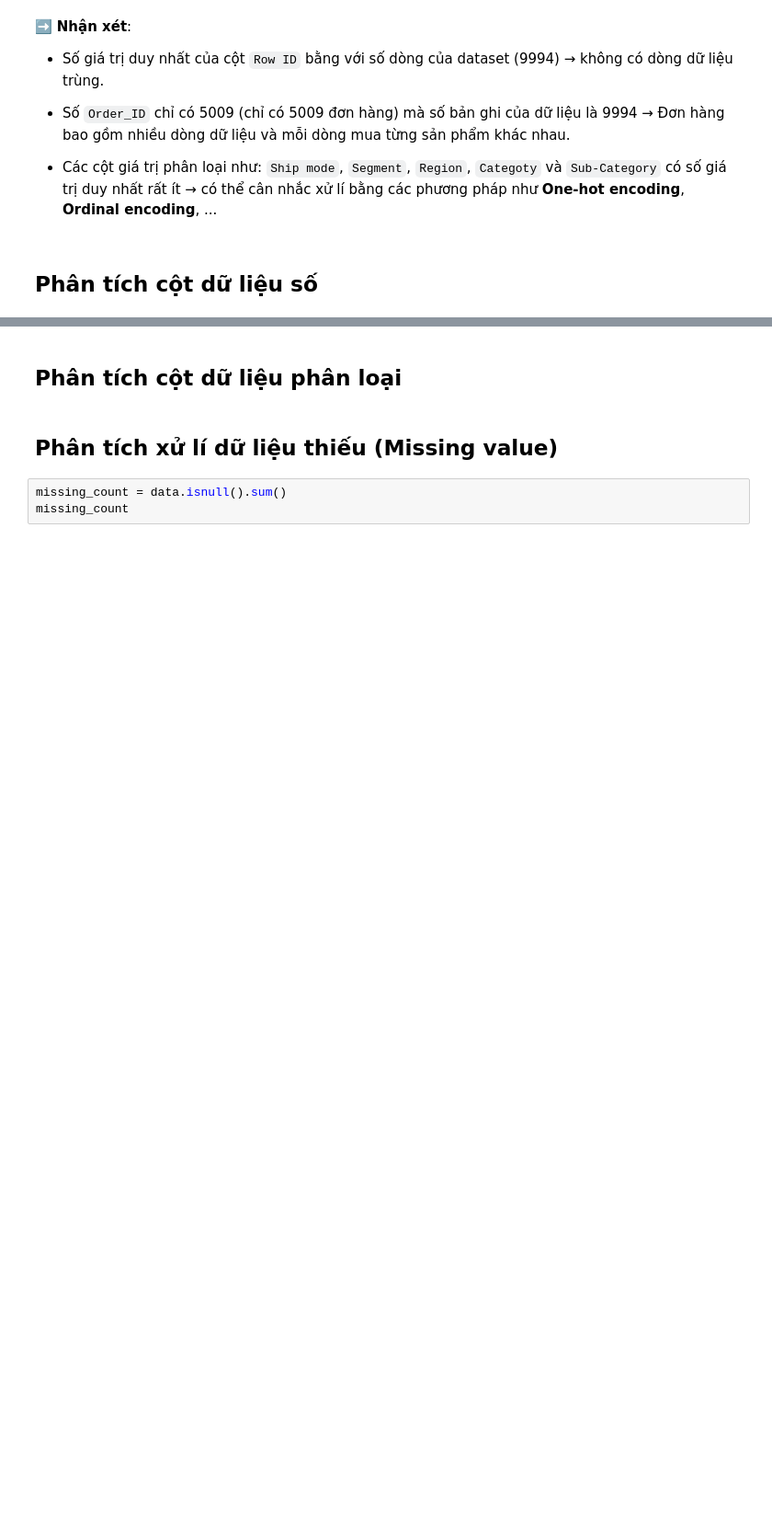
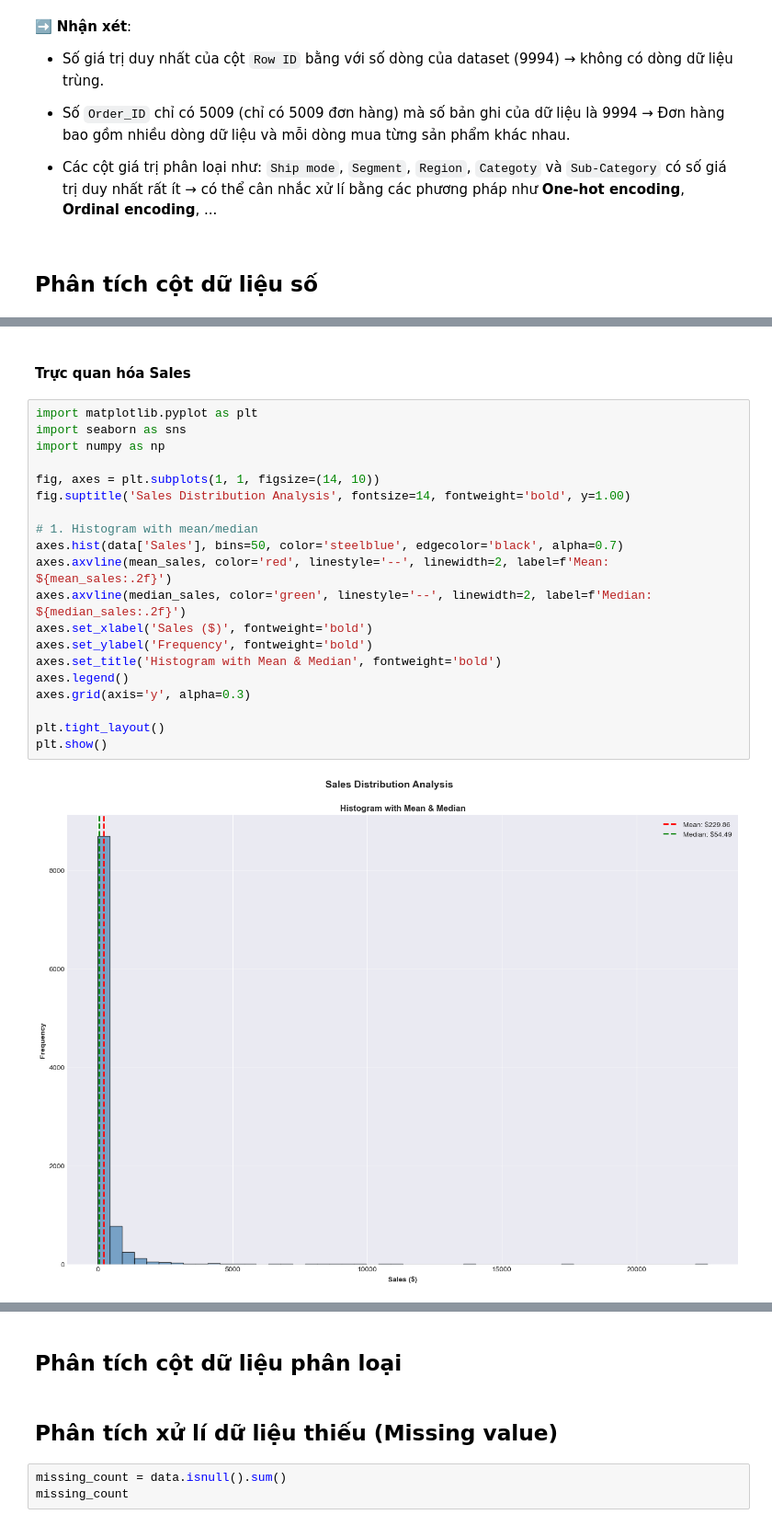
Before and after one commit to TThanhc/Superstore_Sales_Analysis, a Jupyter notebook: Data_CEPA.ipynb, the cells around one changed output, grey strips where cells are left out. Shown at 92% size. Saved outputs shown, nothing was run; the diff lists cells and outputs as text; blank space fills up the shorter version.

Commit message:
update numerical columns analysis

```diff
--- a/Data_CEPA.ipynb
+++ b/Data_CEPA.ipynb
@@ -299,0 +696,24 @@ plt.show()
+# %% [markdown]
+#### Trực quan hóa Sales
+# %%
+import matplotlib.pyplot as plt
+import seaborn as sns
+import numpy as np
+
+fig, axes = plt.subplots(1, 1, figsize=(14, 10))
+fig.suptitle('Sales Distribution Analysis', fontsize=14, fontweight='bold', y=1.00)
+
+# 1. Histogram with mean/median
+axes.hist(data['Sales'], bins=50, color='steelblue', edgecolor='black', alpha=0.7)
+axes.axvline(mean_sales, color='red', linestyle='--', linewidth=2, label=f'Mean: ${mean_sales:.2f}')
+axes.axvline(median_sales, color='green', linestyle='--', linewidth=2, label=f'Median: ${median_sales:.2f}')
+axes.set_xlabel('Sales ($)', fontweight='bold')
+axes.set_ylabel('Frequency', fontweight='bold')
+axes.set_title('Histogram with Mean & Median', fontweight='bold')
+axes.legend()
+axes.grid(axis='y', alpha=0.3)
+
+plt.tight_layout()
+plt.show()
+# %% [output]
+[figure, added]
```
Also changed, not shown: parts of 55 cells of this notebook.
